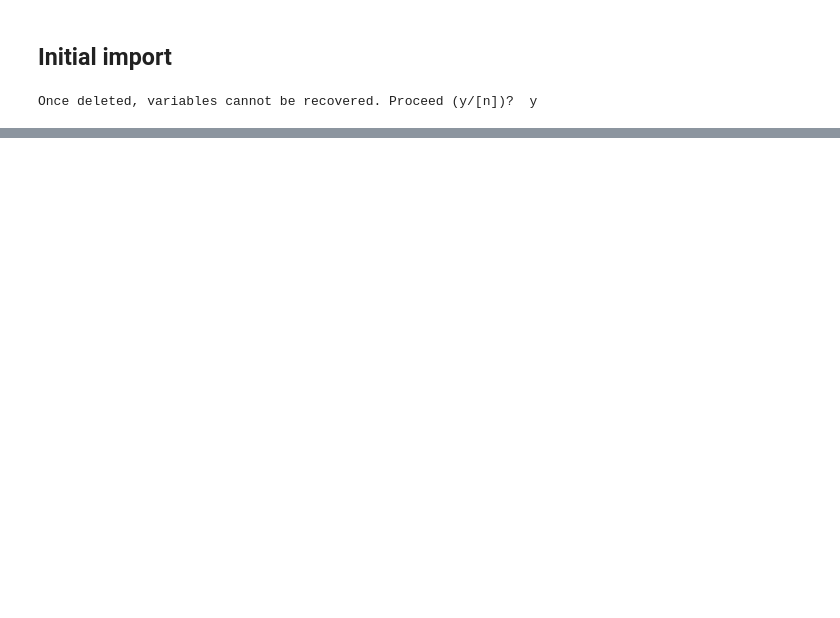
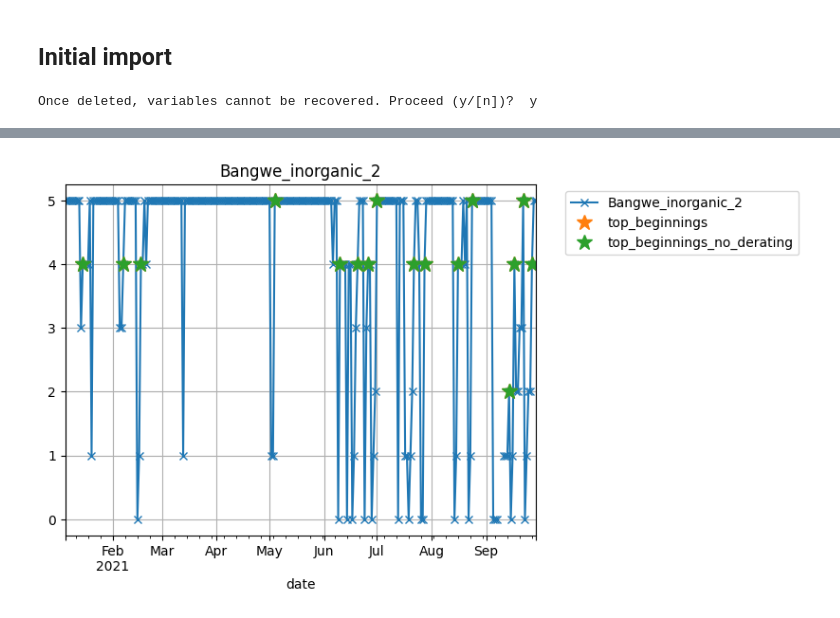
Before and after one commit to Global-Health-Engineering/2022-msc-sem-proj-nseemann, a Jupyter notebook: src/Analysis_jupyter/ramp_rates.ipynb, the cells around one changed output, grey strips where cells are left out. Cells and saved outputs as stored; diff of their text form; code cells hidden in the pictures; blank space fills up the shorter version.

```diff
--- a/src/Analysis_jupyter/ramp_rates.ipynb
+++ b/src/Analysis_jupyter/ramp_rates.ipynb
@@ -312,0 +154,29 @@ print(new_df)
+# %%
+## Remove derating (backward pass)
+top_beginnings_no_derating = pd.DataFrame(columns=['top_beginnings_no_derating'])
+i = len(top_beginnings[top_beginnings==5])-1
+imax = 0
+while i >= 0 and imax < 600:
+    imax = imax+1
+    for j in range(indices_no_spike.get_loc(top_beginnings[top_beginnings==5].index[i])):
+        if skip_filling_interest_no_spike.loc[indices_no_spike[indices_no_spike.get_loc(top_beginnings[top_beginnings==5].index[i])-j-1]] == 4:
+            pass
+        elif skip_filling_interest_no_spike.loc[indices_no_spike[indices_no_spike.get_loc(top_beginnings[top_beginnings==5].index[i])-j-1]] < 4:
+            top_beginnings_no_derating.loc[indices_no_spike[indices_no_spike.get_loc(top_beginnings[top_beginnings==5].index[i])]] = skip_filling_interest_no_spike.loc[indices_no_spike[indices_no_spike.get_loc(top_beginnings[top_beginnings==5].index[i])]]
+            i = i - 1
+            #add to list
+            break
+        else:
+            i = i - 1
+            break
+
+figure, axis = plt.subplots()
+skip_filling_df.plot(ax=axis,use_index=True, y=skip_dfCol[binNum], grid=True, marker='x')
+plt.title(skip_filling_df.columns[binNum])
+top_beginnings.plot(use_index=True, grid=True, marker='*', ax = axis, linestyle='none', markersize=12)
+top_beginnings_no_derating.plot(use_index=True, grid=True, marker='*', ax = axis, linestyle='none', markersize=12)
+plt.xlim(skip_filling_interest.index.min(),skip_filling_interest.index.max())
+axis.legend(bbox_to_anchor=(1.05, 1))
+plt.show()
+# %% [output]
+[figure, added]
```
Also changed, not shown: parts of 13 cells of this notebook.
